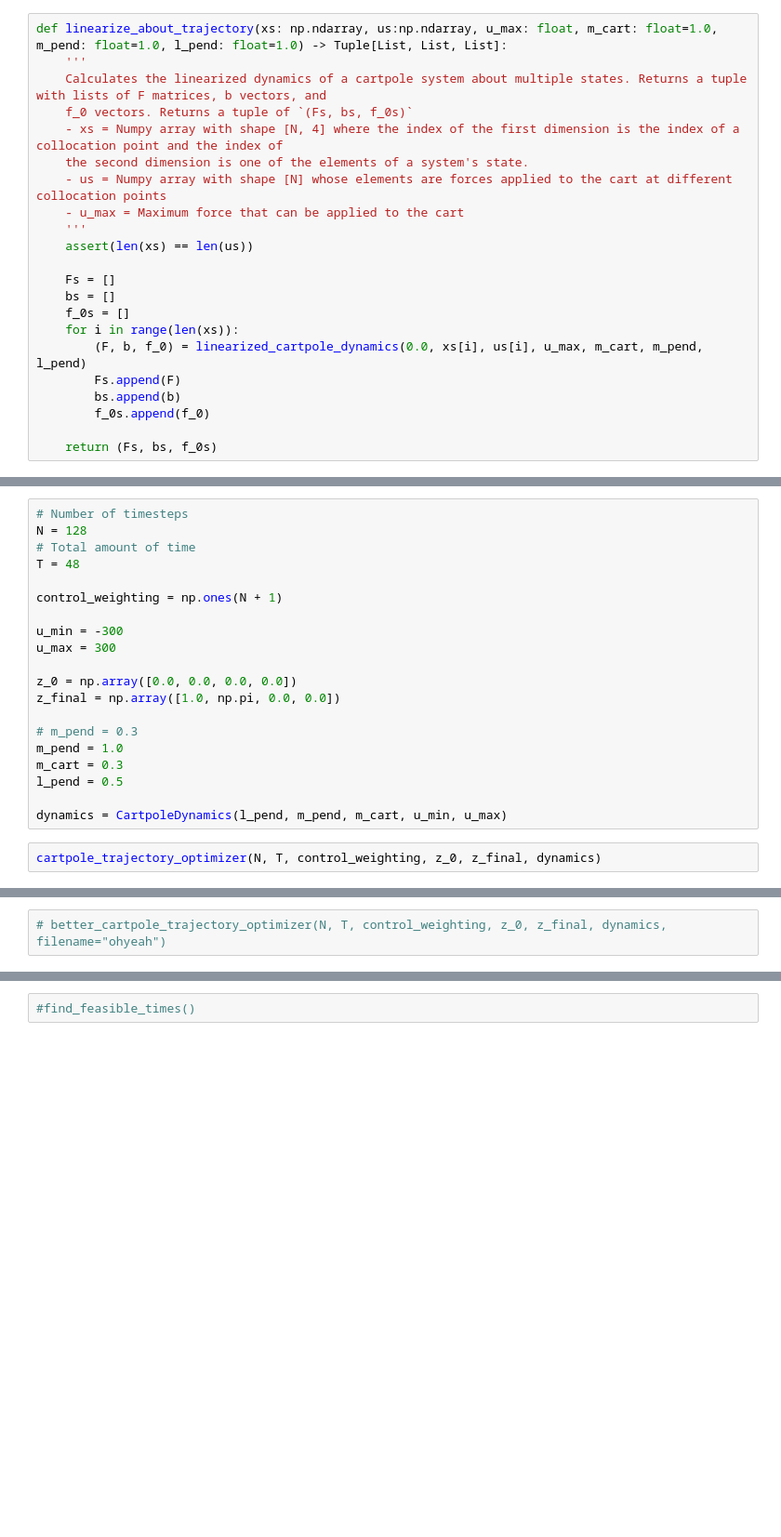
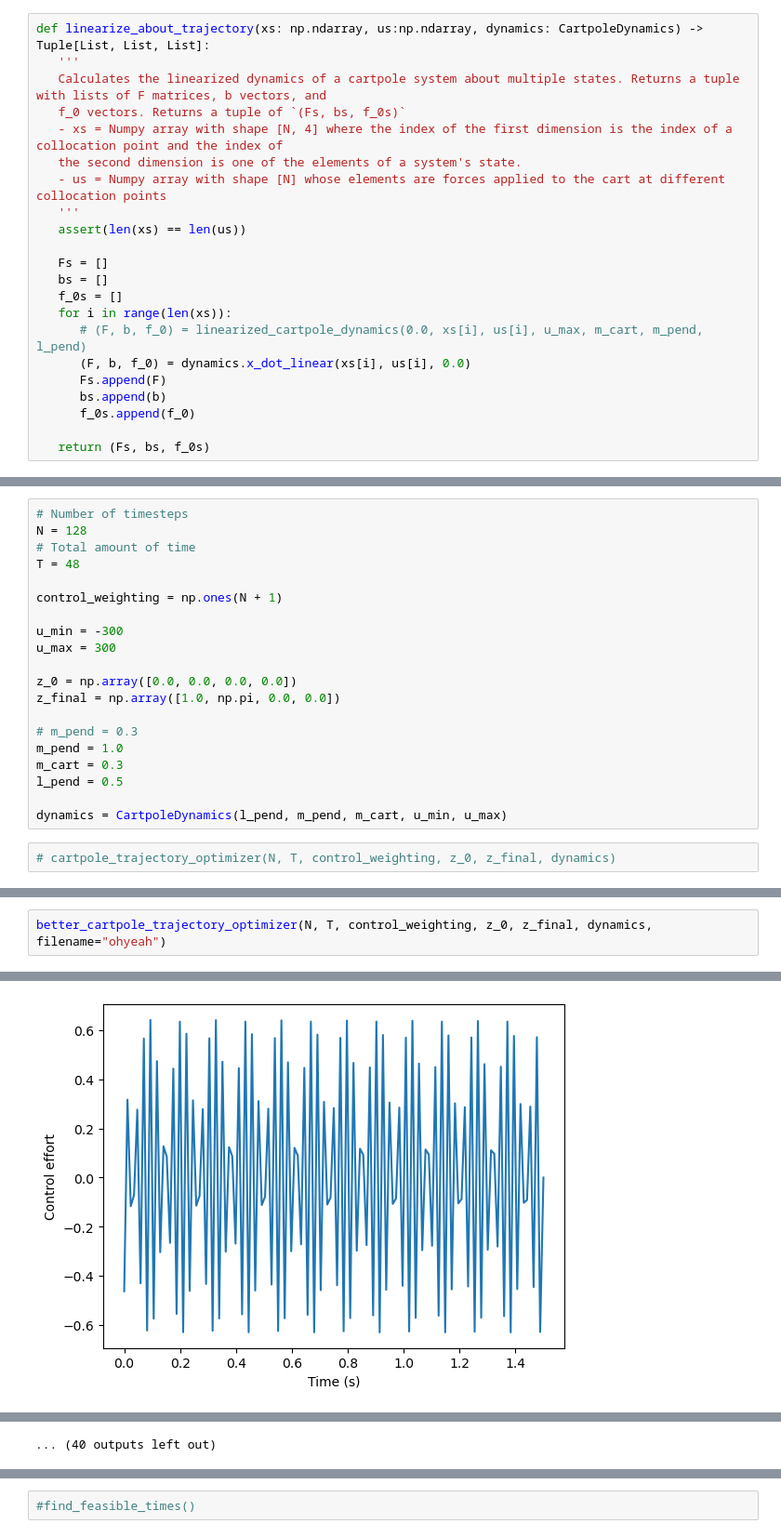
Before and after one commit to therealjtgill/traj_opt, a Jupyter notebook: cartpole_traj_opt.ipynb, the cells around one changed output, grey strips where cells are left out. Shown at 93% size. Saved outputs shown, nothing was run; the diff lists cells and outputs as text; blank space fills up the shorter version.

Commit message:
Updated the second trajectory optimizer to use the new cartpole dynamics class. Updated the 'relinearize...' function to use the dynamics class.

```diff
--- a/cartpole_traj_opt.ipynb
+++ b/cartpole_traj_opt.ipynb
@@ -349,27 +349,27 @@ def build_A_and_c_multi_mat_exps(
 
     return A, c
 # %%
-def linearize_about_trajectory(xs: np.ndarray, us:np.ndarray, u_max: float, m_cart: float=1.0, m_pend: float=1.0, l_pend: float=1.0) -> Tuple[List, List, List]:
-    '''
-    Calculates the linearized dynamics of a cartpole system about multiple states. Returns a tuple with lists of F matrices, b vectors, and
-    f_0 vectors. Returns a tuple of `(Fs, bs, f_0s)`
-    - xs = Numpy array with shape [N, 4] where the index of the first dimension is the index of a collocation point and the index of
-    the second dimension is one of the elements of a system's state.
-    - us = Numpy array with shape [N] whose elements are forces applied to the cart at different collocation points
-    - u_max = Maximum force that can be applied to the cart
-    '''
-    assert(len(xs) == len(us))
+def linearize_about_trajectory(xs: np.ndarray, us:np.ndarray, dynamics: CartpoleDynamics) -> Tuple[List, List, List]:
+   '''
+   Calculates the linearized dynamics of a cartpole system about multiple states. Returns a tuple with lists of F matrices, b vectors, and
+   f_0 vectors. Returns a tuple of `(Fs, bs, f_0s)`
+   - xs = Numpy array with shape [N, 4] where the index of the first dimension is the index of a collocation point and the index of
+   the second dimension is one of the elements of a system's state.
+   - us = Numpy array with shape [N] whose elements are forces applied to the cart at different collocation points
+   '''
+   assert(len(xs) == len(us))
 
-    Fs = []
-    bs = []
-    f_0s = []
-    for i in range(len(xs)):
-        (F, b, f_0) = linearized_cartpole_dynamics(0.0, xs[i], us[i], u_max, m_cart, m_pend, l_pend)
-        Fs.append(F)
-        bs.append(b)
-        f_0s.append(f_0)
+   Fs = []
+   bs = []
+   f_0s = []
+   for i in range(len(xs)):
+      # (F, b, f_0) = linearized_cartpole_dynamics(0.0, xs[i], us[i], u_max, m_cart, m_pend, l_pend)
+      (F, b, f_0) = dynamics.x_dot_linear(xs[i], us[i], 0.0)
+      Fs.append(F)
+      bs.append(b)
+      f_0s.append(f_0)
 
-    return (Fs, bs, f_0s)
+   return (Fs, bs, f_0s)
 # %% [markdown]
 ## Trajectory Optimization
 # %%
@@ -653,4 +655,4 @@ l_pend = 0.5
 
 dynamics = CartpoleDynamics(l_pend, m_pend, m_cart, u_min, u_max)
 # %%
-cartpole_trajectory_optimizer(N, T, control_weighting, z_0, z_final, dynamics)
+# cartpole_trajectory_optimizer(N, T, control_weighting, z_0, z_final, dynamics)
@@ -671,2 +659,3 @@ newton decrement: 5.85699086075164e-12
 # %%
-# better_cartpole_trajectory_optimizer(N, T, control_weighting, z_0, z_final, dynamics, filename="ohyeah")
+better_cartpole_trajectory_optimizer(N, T, control_weighting, z_0, z_final, dynamics, filename="ohyeah")
+# %% [output]
@@ -672,0 +683 @@ newton decrement: 5.85699086075164e-12
+[figure, added]
@@ -673,2 +723,3 @@ newton decrement: 5.85699086075164e-12
+... (40 outputs left out)
 # %%
 def find_feasible_times():
```
Also changed, not shown: parts of 4 cells of this notebook.
